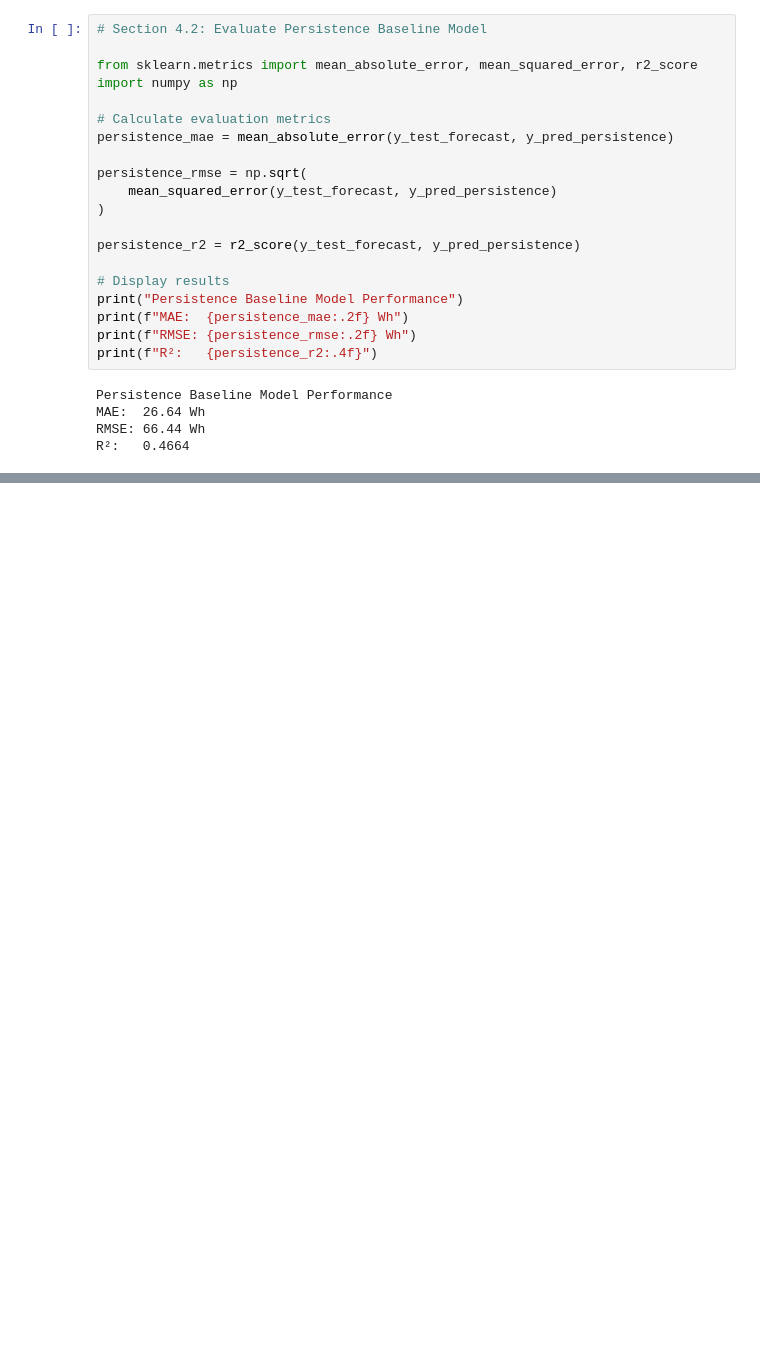
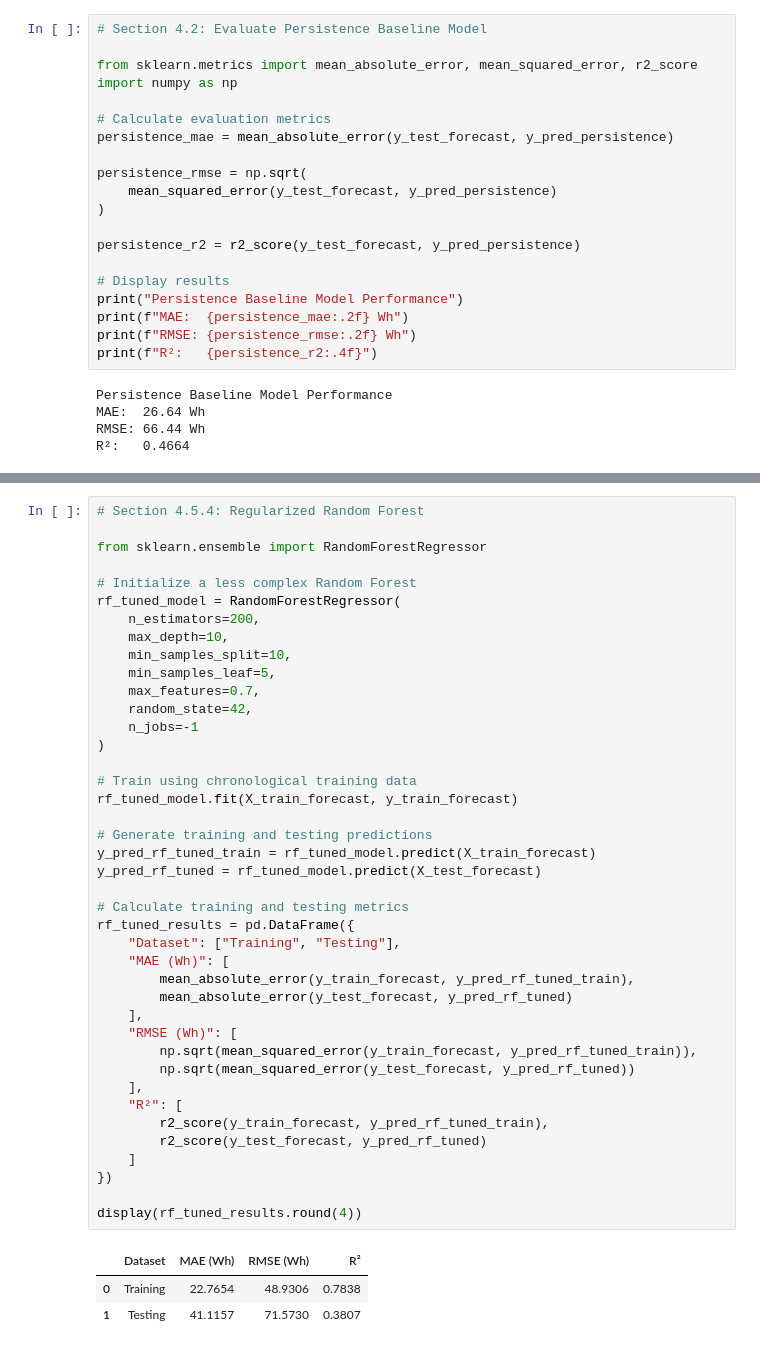
Before and after one commit to damisar/Smart_Home_Energy_Consumption_Prediction, a Jupyter notebook: notebook/Smart_Home_Energy_Consumption_Prediction.ipynb, the cells around one changed output, grey strips where cells are left out. Cells and saved outputs as stored; diff of their text form; blank space fills up the shorter version.

```diff
--- a/notebook/Smart_Home_Energy_Consumption_Prediction.ipynb
+++ b/notebook/Smart_Home_Energy_Consumption_Prediction.ipynb
@@ -1177,0 +1331,45 @@ R²:   0.4664
+# %%
+# Section 4.5.4: Regularized Random Forest
+
+from sklearn.ensemble import RandomForestRegressor
+
+# Initialize a less complex Random Forest
+rf_tuned_model = RandomForestRegressor(
+    n_estimators=200,
+    max_depth=10,
+    min_samples_split=10,
+    min_samples_leaf=5,
+    max_features=0.7,
+    random_state=42,
+    n_jobs=-1
+)
+
+# Train using chronological training data
+rf_tuned_model.fit(X_train_forecast, y_train_forecast)
+
+# Generate training and testing predictions
+y_pred_rf_tuned_train = rf_tuned_model.predict(X_train_forecast)
+y_pred_rf_tuned = rf_tuned_model.predict(X_test_forecast)
+
+# Calculate training and testing metrics
+rf_tuned_results = pd.DataFrame({
+    "Dataset": ["Training", "Testing"],
+    "MAE (Wh)": [
+        mean_absolute_error(y_train_forecast, y_pred_rf_tuned_train),
+        mean_absolute_error(y_test_forecast, y_pred_rf_tuned)
+    ],
+    "RMSE (Wh)": [
+        np.sqrt(mean_squared_error(y_train_forecast, y_pred_rf_tuned_train)),
+        np.sqrt(mean_squared_error(y_test_forecast, y_pred_rf_tuned))
+    ],
+    "R²": [
+        r2_score(y_train_forecast, y_pred_rf_tuned_train),
+        r2_score(y_test_forecast, y_pred_rf_tuned)
+    ]
+})
+
+display(rf_tuned_results.round(4))
+# %% [output]
+|  | Dataset | MAE (Wh) | RMSE (Wh) | R² |
+| 0 | Training | 22.7654 | 48.9306 | 0.7838 |
+| 1 | Testing | 41.1157 | 71.5730 | 0.3807 |
```
Also changed, not shown: parts of 14 cells of this notebook.
